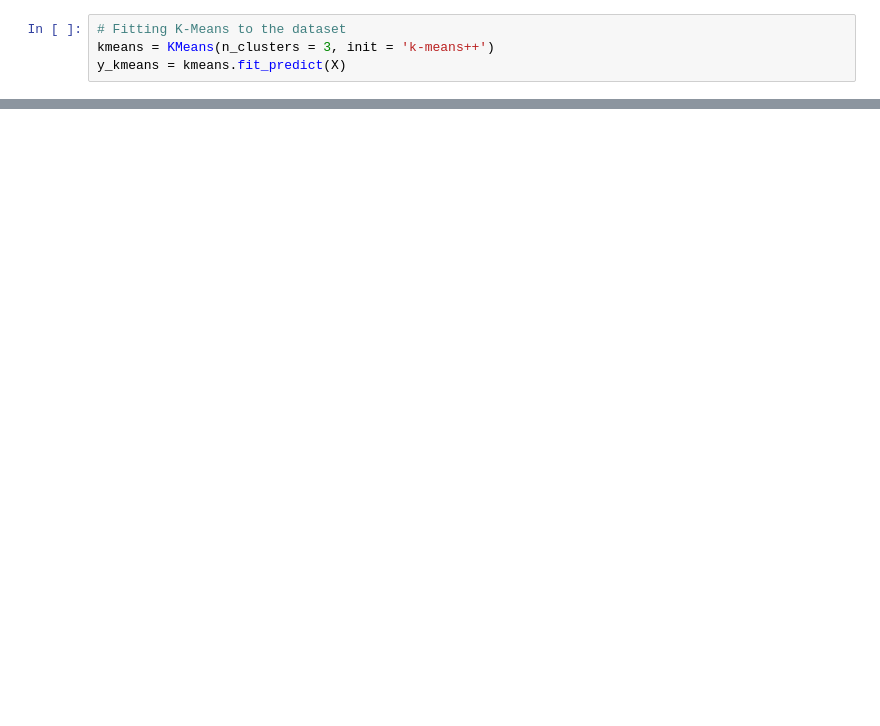
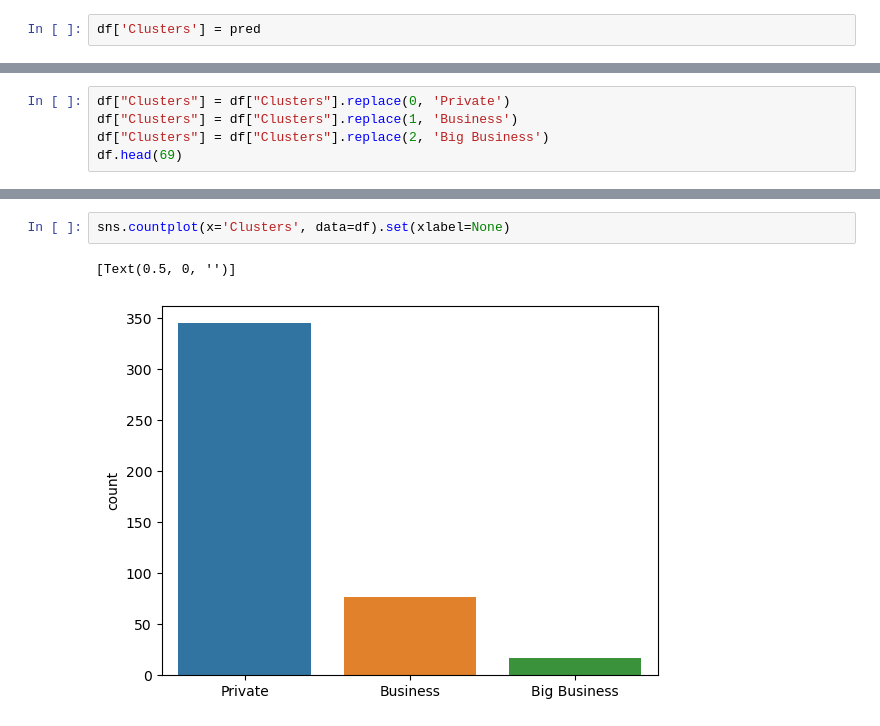
Before and after one commit to NotKenn/customer-behavior-clustering, a Jupyter notebook: customer-behaviour-clustering.ipynb, the cells around one changed output, grey strips where cells are left out. Drawn from its saved outputs; the diff is of its cells as text; blank space fills up the shorter version.

```diff
--- a/customer-behaviour-clustering.ipynb
+++ b/customer-behaviour-clustering.ipynb
@@ -67,4 +56,2 @@ plt.show()
 # %%
-# Fitting K-Means to the dataset
-kmeans = KMeans(n_clusters = 3, init = 'k-means++')
-y_kmeans = kmeans.fit_predict(X)
+df['Clusters'] = pred
@@ -82,0 +58,5 @@ plt.show()
+# %%
+df["Clusters"] = df["Clusters"].replace(0, 'Private')
+df["Clusters"] = df["Clusters"].replace(1, 'Business')
+df["Clusters"] = df["Clusters"].replace(2, 'Big Business')
+df.head(69)
@@ -114,0 +93,5 @@ df.head(25)
+# %%
+sns.countplot(x='Clusters', data=df).set(xlabel=None)
+# %% [output]
+[Text(0.5, 0, '')]
+[figure, added]
```
Also changed, not shown: parts of 17 cells of this notebook, 5 other files.
